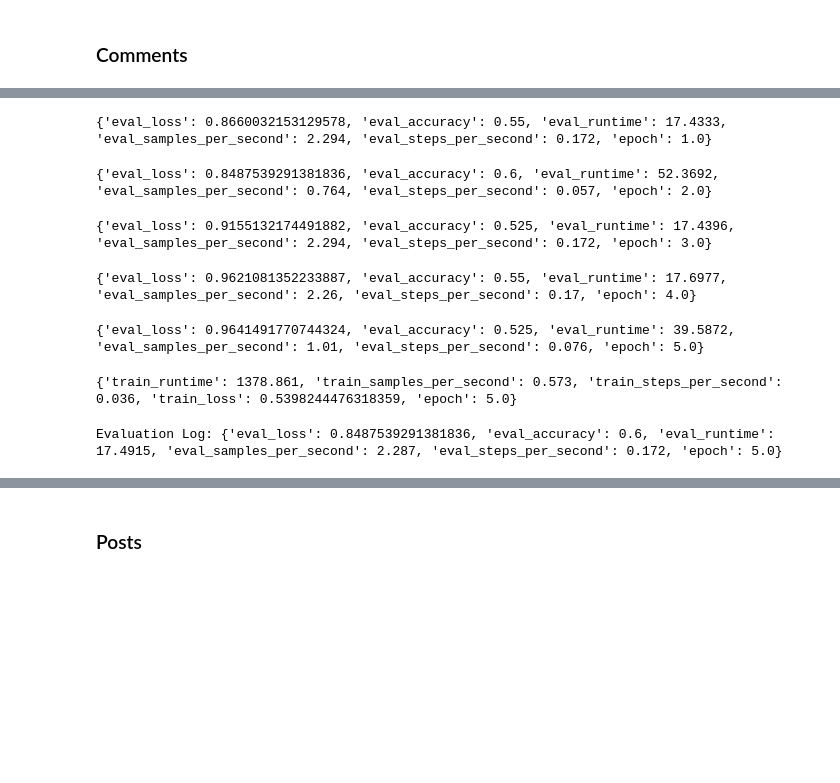
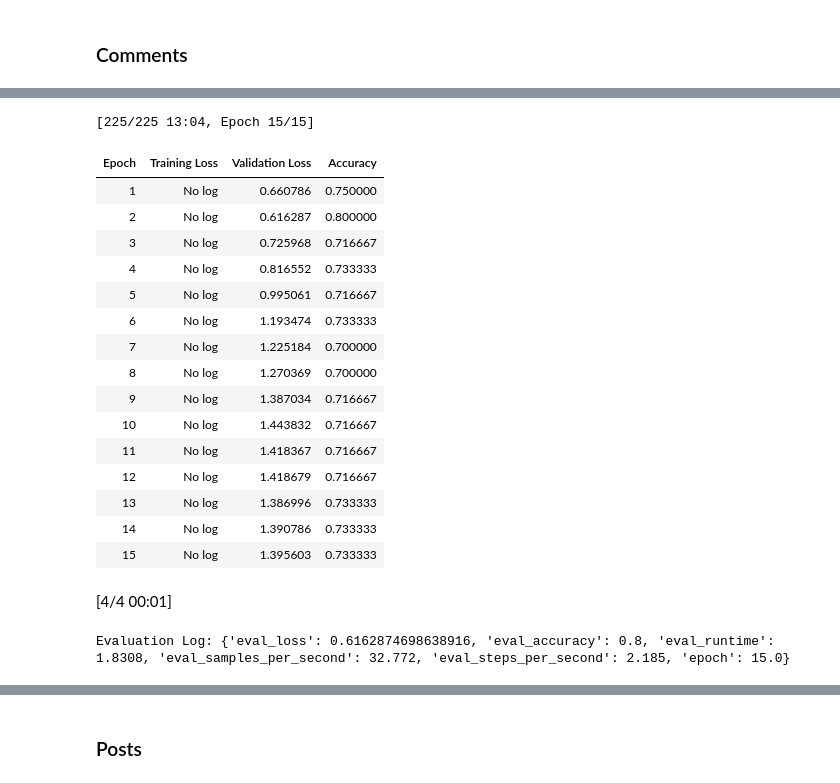
Before and after one commit to gckang/nlp-reddit-election-posts-proj, a Jupyter notebook: new_finetune_bert.ipynb, the cells around one changed output, grey strips where cells are left out. Cells and saved outputs as stored; diff of their text form; code cells hidden in the pictures; blank space fills up the shorter version.

```diff
--- a/new_finetune_bert.ipynb
+++ b/new_finetune_bert.ipynb
@@ -124,38 +151,50 @@ def compute_metrics(eval_pred):
 batch_size = 16
 training_args = TrainingArguments(
     output_dir='./results',
     evaluation_strategy = "epoch",
     save_strategy = "epoch",
     learning_rate=2e-5,
     per_device_train_batch_size=batch_size,
     per_device_eval_batch_size=batch_size,
-    num_train_epochs=5,
+    num_train_epochs=15,
     weight_decay=0.01,
     load_best_model_at_end=True,
     metric_for_best_model='accuracy',
     logging_dir='./logs'
 )
 
 trainer = Trainer(
     model,
     training_args,
     train_dataset=train_dataset,
     eval_dataset=test_dataset,
     tokenizer=tokenizer,
     compute_metrics=compute_metrics
 )
 
 eval_log = None
 trainer.train()
 eval_log = trainer.evaluate()
 
 
 print(f'Evaluation Log: {eval_log}')
 # %% [output]
-{'eval_loss': 0.8660032153129578, 'eval_accuracy': 0.55, 'eval_runtime': 17.4333, 'eval_samples_per_second': 2.294, 'eval_steps_per_second': 0.172, 'epoch': 1.0}
+[225/225 13:04, Epoch 15/15]
+| Epoch | Training Loss | Validation Loss | Accuracy |
+| 1 | No log | 0.660786 | 0.750000 |
+| 2 | No log | 0.616287 | 0.800000 |
+| 3 | No log | 0.725968 | 0.716667 |
+| 4 | No log | 0.816552 | 0.733333 |
+| 5 | No log | 0.995061 | 0.716667 |
+| 6 | No log | 1.193474 | 0.733333 |
+| 7 | No log | 1.225184 | 0.700000 |
+| 8 | No log | 1.270369 | 0.700000 |
+| 9 | No log | 1.387034 | 0.716667 |
+| 10 | No log | 1.443832 | 0.716667 |
+| 11 | No log | 1.418367 | 0.716667 |
+| 12 | No log | 1.418679 | 0.716667 |
+| 13 | No log | 1.386996 | 0.733333 |
+| 14 | No log | 1.390786 | 0.733333 |
+| 15 | No log | 1.395603 | 0.733333 |
+[4/4 00:01]
-{'eval_loss': 0.8487539291381836, 'eval_accuracy': 0.6, 'eval_runtime': 52.3692, 'eval_samples_per_second': 0.764, 'eval_steps_per_second': 0.057, 'epoch': 2.0}
+Evaluation Log: {'eval_loss': 0.6162874698638916, 'eval_accuracy': 0.8, 'eval_runtime': 1.8308, 'eval_samples_per_second': 32.772, 'eval_steps_per_second': 2.185, 'epoch': 15.0}
-{'eval_loss': 0.9155132174491882, 'eval_accuracy': 0.525, 'eval_runtime': 17.4396, 'eval_samples_per_second': 2.294, 'eval_steps_per_second': 0.172, 'epoch': 3.0}
-{'eval_loss': 0.9621081352233887, 'eval_accuracy': 0.55, 'eval_runtime': 17.6977, 'eval_samples_per_second': 2.26, 'eval_steps_per_second': 0.17, 'epoch': 4.0}
-{'eval_loss': 0.9641491770744324, 'eval_accuracy': 0.525, 'eval_runtime': 39.5872, 'eval_samples_per_second': 1.01, 'eval_steps_per_second': 0.076, 'epoch': 5.0}
-{'train_runtime': 1378.861, 'train_samples_per_second': 0.573, 'train_steps_per_second': 0.036, 'train_loss': 0.5398244476318359, 'epoch': 5.0}
-Evaluation Log: {'eval_loss': 0.8487539291381836, 'eval_accuracy': 0.6, 'eval_runtime': 17.4915, 'eval_samples_per_second': 2.287, 'eval_steps_per_second': 0.172, 'epoch': 5.0}
```
Also changed, not shown: parts of 10 cells of this notebook.
